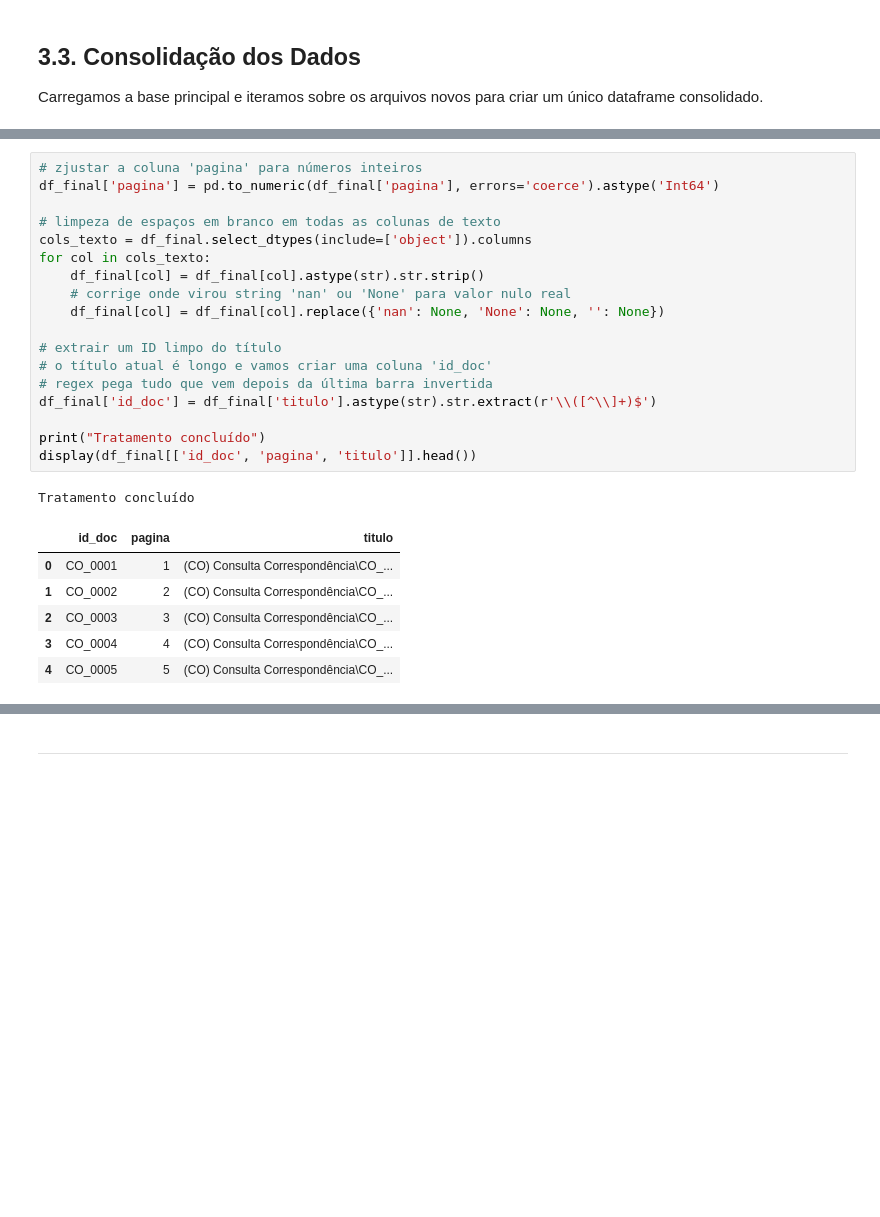
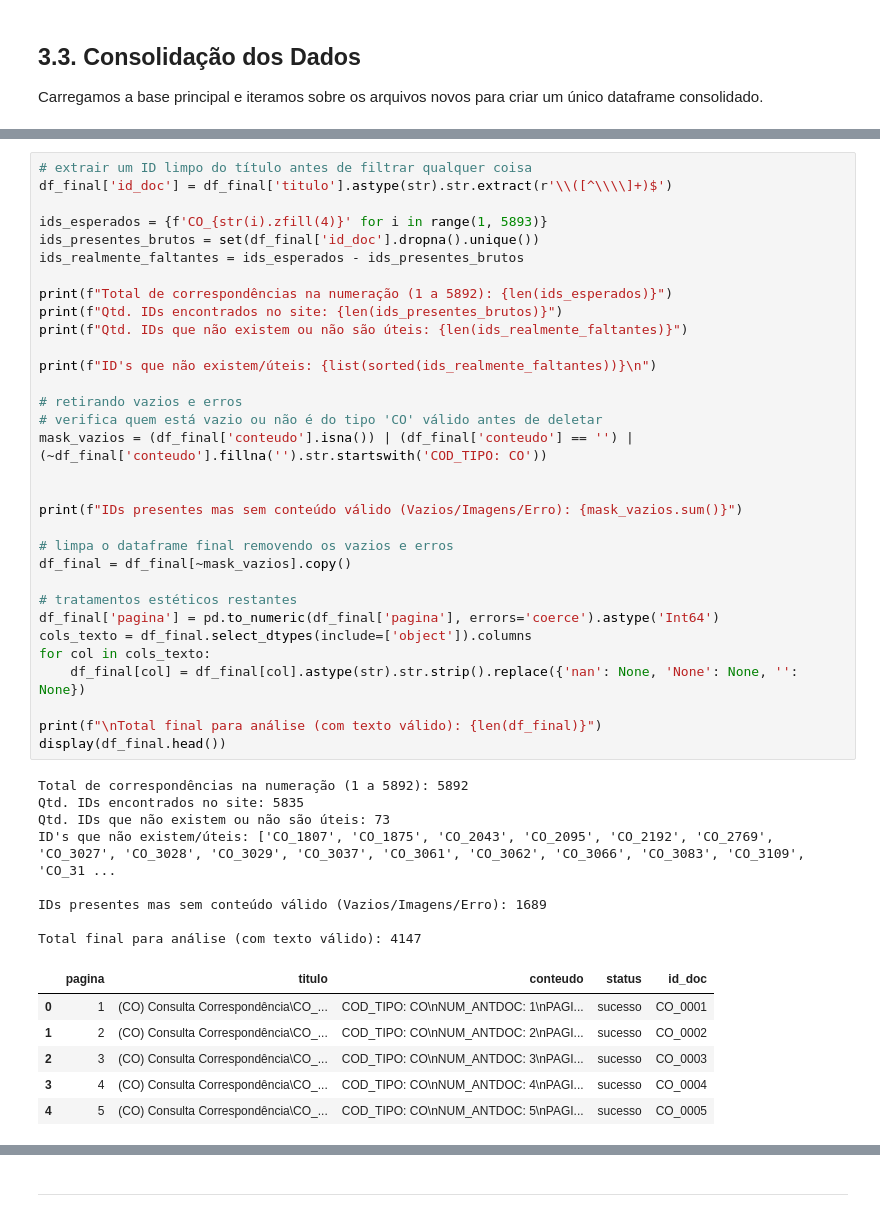
Before and after one commit to vrsmic/portinari-metadata, a Jupyter notebook: AV2.ipynb, the cells around one changed output, grey strips where cells are left out. Saved outputs shown, nothing was run; the diff lists cells and outputs as text; blank space fills up the shorter version.

```diff
--- a/AV2.ipynb
+++ b/AV2.ipynb
@@ -157,28 +159,49 @@ Realizamos a limpeza básica nos tipos de dados e strings:
 # %%
-# zjustar a coluna 'pagina' para números inteiros
+# extrair um ID limpo do título antes de filtrar qualquer coisa
+df_final['id_doc'] = df_final['titulo'].astype(str).str.extract(r'\\([^\\\\]+)$')
+
+ids_esperados = {f'CO_{str(i).zfill(4)}' for i in range(1, 5893)}
+ids_presentes_brutos = set(df_final['id_doc'].dropna().unique())
+ids_realmente_faltantes = ids_esperados - ids_presentes_brutos
+
+print(f"Total de correspondências na numeração (1 a 5892): {len(ids_esperados)}")
+print(f"Qtd. IDs encontrados no site: {len(ids_presentes_brutos)}")
+print(f"Qtd. IDs que não existem ou não são úteis: {len(ids_realmente_faltantes)}")
+
+print(f"ID's que não existem/úteis: {list(sorted(ids_realmente_faltantes))}\n")
+
+# retirando vazios e erros
+# verifica quem está vazio ou não é do tipo 'CO' válido antes de deletar
+mask_vazios = (df_final['conteudo'].isna()) | (df_final['conteudo'] == '') | (~df_final['conteudo'].fillna('').str.startswith('COD_TIPO: CO'))
+
+
+print(f"IDs presentes mas sem conteúdo válido (Vazios/Imagens/Erro): {mask_vazios.sum()}")
+
+# limpa o dataframe final removendo os vazios e erros
+df_final = df_final[~mask_vazios].copy()
+
+# tratamentos estéticos restantes
 df_final['pagina'] = pd.to_numeric(df_final['pagina'], errors='coerce').astype('Int64')
-
-# limpeza de espaços em branco em todas as colunas de texto
 cols_texto = df_final.select_dtypes(include=['object']).columns
 for col in cols_texto:
-    df_final[col] = df_final[col].astype(str).str.strip()
-    # corrige onde virou string 'nan' ou 'None' para valor nulo real
-    df_final[col] = df_final[col].replace({'nan': None, 'None': None, '': None})
+    df_final[col] = df_final[col].astype(str).str.strip().replace({'nan': None, 'None': None, '': None})
 
-# extrair um ID limpo do título
-# o título atual é longo e vamos criar uma coluna 'id_doc'
-# regex pega tudo que vem depois da última barra invertida
-df_final['id_doc'] = df_final['titulo'].astype(str).str.extract(r'\\([^\\]+)$')
-
-print("Tratamento concluído")
-display(df_final[['id_doc', 'pagina', 'titulo']].head())
+print(f"\nTotal final para análise (com texto válido): {len(df_final)}")
+display(df_final.head())
 # %% [output]
-Tratamento concluído
+Total de correspondências na numeração (1 a 5892): 5892
+Qtd. IDs encontrados no site: 5835
+Qtd. IDs que não existem ou não são úteis: 73
+ID's que não existem/úteis: ['CO_1807', 'CO_1875', 'CO_2043', 'CO_2095', 'CO_2192', 'CO_2769', 'CO_3027', 'CO_3028', 'CO_3029', 'CO_3037', 'CO_3061', 'CO_3062', 'CO_3066', 'CO_3083', 'CO_3109', 'CO_31 ...
+
+IDs presentes mas sem conteúdo válido (Vazios/Imagens/Erro): 1689
+
+Total final para análise (com texto válido): 4147
-|  | id_doc | pagina | titulo |
-| 0 | CO_0001 | 1 | (CO) Consulta Correspondência\CO_... |
-| 1 | CO_0002 | 2 | (CO) Consulta Correspondência\CO_... |
-| 2 | CO_0003 | 3 | (CO) Consulta Correspondência\CO_... |
-| 3 | CO_0004 | 4 | (CO) Consulta Correspondência\CO_... |
-| 4 | CO_0005 | 5 | (CO) Consulta Correspondência\CO_... |
+|  | pagina | titulo | conteudo | status | id_doc |
+| 0 | 1 | (CO) Consulta Correspondência\CO_... | COD_TIPO: CO\nNUM_ANTDOC: 1\nPAGI... | sucesso | CO_0001 |
+| 1 | 2 | (CO) Consulta Correspondência\CO_... | COD_TIPO: CO\nNUM_ANTDOC: 2\nPAGI... | sucesso | CO_0002 |
+| 2 | 3 | (CO) Consulta Correspondência\CO_... | COD_TIPO: CO\nNUM_ANTDOC: 3\nPAGI... | sucesso | CO_0003 |
+| 3 | 4 | (CO) Consulta Correspondência\CO_... | COD_TIPO: CO\nNUM_ANTDOC: 4\nPAGI... | sucesso | CO_0004 |
+| 4 | 5 | (CO) Consulta Correspondência\CO_... | COD_TIPO: CO\nNUM_ANTDOC: 5\nPAGI... | sucesso | CO_0005 |
 # %% [markdown]
 ## 3.5. Extração de Metadados
```
Also changed, not shown: parts of 24 cells of this notebook, 3 other files.
